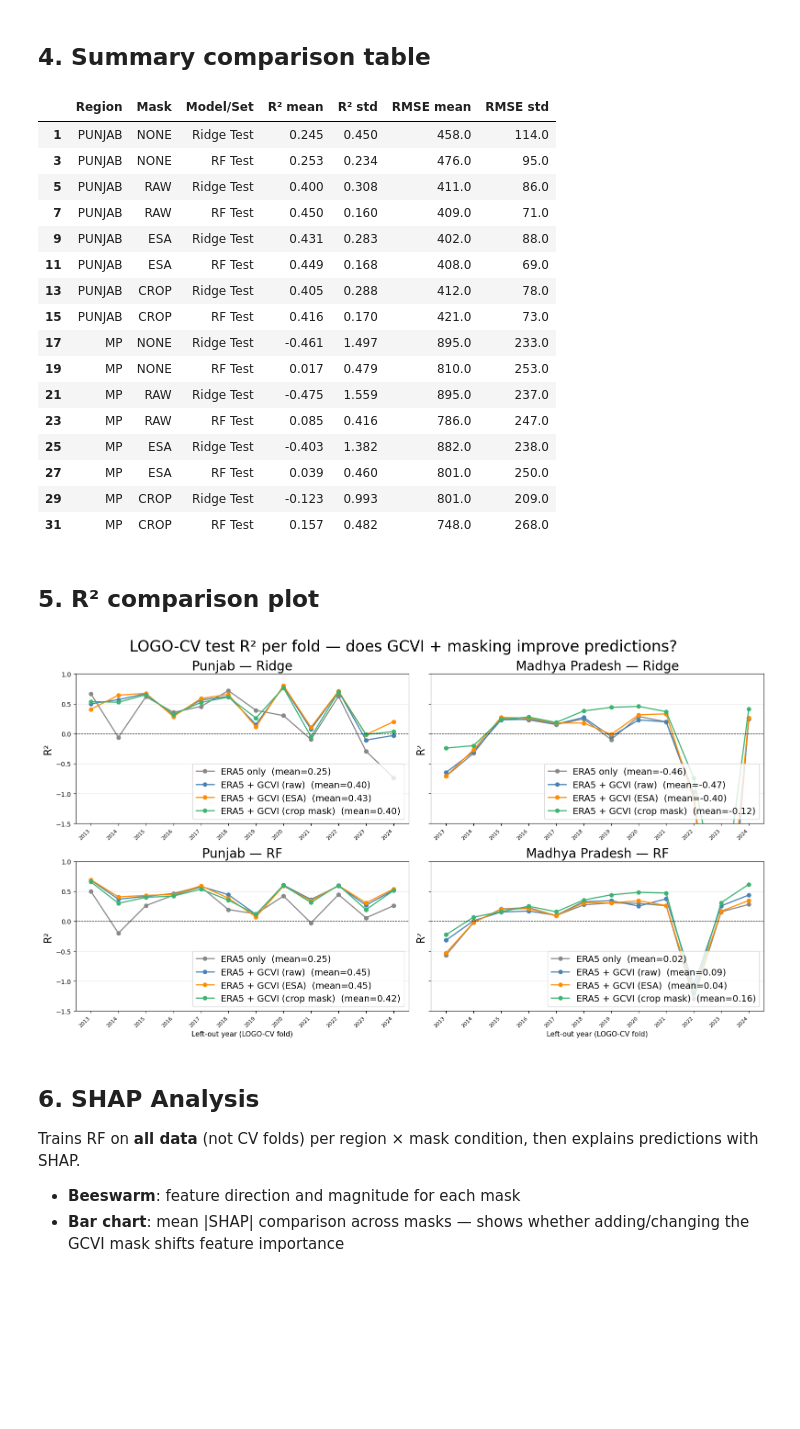
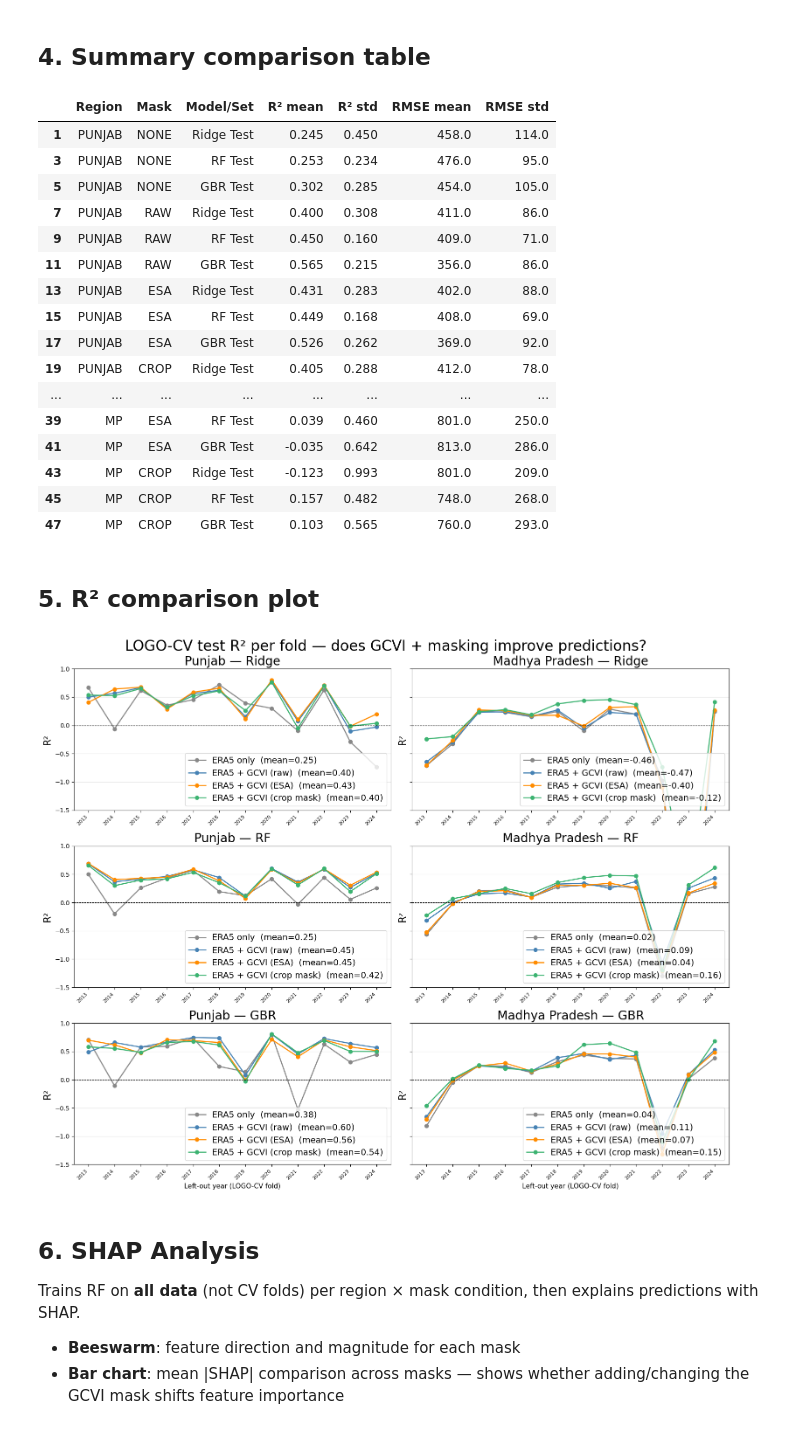
Before and after one commit to edrian-liao/crop-yield-forecasting, a Jupyter notebook: experiment_masks.ipynb, the cells around one changed output. Cells and saved outputs as stored; diff of their text form; code cells hidden in the pictures; blank space fills up the shorter version.

```diff
--- a/experiment_masks.ipynb
+++ b/experiment_masks.ipynb
@@ -398,8 +399,8 @@ def run_experiment(region_key, mask):
     y      = panel['yield_kg_ha']
 
     # Per-fold lists — local to this call, no accumulation across experiments
-    folds_train_ridge, folds_train_rf = [], []
-    folds_test_ridge,  folds_test_rf  = [], []
+    folds_train_ridge, folds_train_rf, folds_train_gbr = [], [], []
+    folds_test_ridge,  folds_test_rf, folds_test_gbr  = [], [], []
 
     for i, (train_idx, test_idx) in enumerate(logo.split(X.values, y.values, groups.values)):
         left_out_year = int(groups.iloc[test_idx[0]])
@@ -415,26 +416,38 @@ def run_experiment(region_key, mask):
                                    max_features='sqrt', random_state=42)
         rf.fit(X_train, y_train)
 
+        gbr = GradientBoostingRegressor(n_estimators=100, max_depth=2,
+                                        learning_rate=0.1, random_state=42)
+        gbr.fit(X_train, y_train)
+
         print(f"\n  ── Fold {i:2d}  (left out: {left_out_year}) ──")
         ridge_tr = eval_metrics(y_train, ridge.predict(X_train), 'Ridge  train')
         rf_tr    = eval_metrics(y_train, rf.predict(X_train),    'RF     train')
+        gbr_tr   = eval_metrics(y_train, gbr.predict(X_train),   'GBR    train')
         ridge_te = eval_metrics(y_test,  ridge.predict(X_test),  'Ridge  test ')
         rf_te    = eval_metrics(y_test,  rf.predict(X_test),     'RF     test ')
+        gbr_te  = eval_metrics(y_test,  gbr.predict(X_test),    'GBR    test ')
 
         base = {'region': region_key, 'mask': mask, 'fold': i, 'year': left_out_year}
         folds_train_ridge.append({**base, 'r2': ridge_tr['r2'], 'rmse': ridge_tr['rmse']})
         folds_train_rf.append(   {**base, 'r2': rf_tr['r2'],    'rmse': rf_tr['rmse']})
+        folds_train_gbr.append(  {**base, 'r2': gbr_tr['r2'],   'rmse': gbr_tr['rmse']})
         folds_test_ridge.append( {**base, 'r2': ridge_te['r2'], 'rmse': ridge_te['rmse']})
         folds_test_rf.append(    {**base, 'r2': rf_te['r2'],    'rmse': rf_te['rmse']})
+        folds_test_gbr.append(   {**base, 'r2': gbr_te['r2'],   'rmse': gbr_te['rmse']})
+
 
     ridge_train_df = pd.DataFrame(folds_train_ridge)
     rf_train_df    = pd.DataFrame(folds_train_rf)
+    gbr_train_df   = pd.DataFrame(folds_train_gbr)
     ridge_test_df  = pd.DataFrame(folds_test_ridge)
     rf_test_df     = pd.DataFrame(folds_test_rf)
+    gbr_test_df    = pd.DataFrame(folds_test_gbr)
 
     print(f"\n  ── Summary (mean ± std across {len(folds_test_ridge)} folds) ──")
     for label, df in [('Ridge train', ridge_train_df), ('Ridge test', ridge_test_df),
-                      ('RF    train', rf_train_df),    ('RF    test', rf_test_df)]:
+                      ('RF    train', rf_train_df),    ('RF    test', rf_test_df),
+                      ('GBR   train', gbr_train_df),   ('GBR   test', gbr_test_df)]:
         print(f"  {label:12s}  R²={df['r2'].mean():.3f} ± {df['r2'].std():.3f}  "
               f"RMSE={df['rmse'].mean():.0f} ± {df['rmse'].std():.0f}")
 
@@ -445,6 +458,8 @@ def run_experiment(region_key, mask):
         'ridge_test':  ridge_test_df,
         'rf_train':    rf_train_df,
         'rf_test':     rf_test_df,
+        'gbr_train':   gbr_train_df,
+        'gbr_test':    gbr_test_df,
     }
 # %% [markdown]
 ## 3. Run all experiments
@@ -481,7 +496,8 @@ for result in all_results:
     region = result['region']
     mask   = result['mask']
     for label, df in [('Ridge Train', result['ridge_train']), ('Ridge Test', result['ridge_test']),
-                      ('RF Train',    result['rf_train']),    ('RF Test',    result['rf_test'])]:
+                      ('RF Train',    result['rf_train']),    ('RF Test',    result['rf_test']),
+                      ('GBR Train',   result['gbr_train']),   ('GBR Test',   result['gbr_test'])]:
         summary_rows.append({
             'Region':    region.upper(),
             'Mask':      mask.upper(),
@@ -493,25 +509,25 @@ for result in all_results:
         })
 
 summary_df = pd.DataFrame(summary_rows)
-summary_df[summary_df['Model/Set'].isin(['Ridge Test', 'RF Test'])]
+summary_df[summary_df['Model/Set'].isin(['Ridge Test', 'RF Test', 'GBR Test'])]
 # %% [output]
 |  | Region | Mask | Model/Set | R² mean | R² std | RMSE mean | RMSE std |
 | 1 | PUNJAB | NONE | Ridge Test | 0.245 | 0.450 | 458.0 | 114.0 |
 | 3 | PUNJAB | NONE | RF Test | 0.253 | 0.234 | 476.0 | 95.0 |
-| 5 | PUNJAB | RAW | Ridge Test | 0.400 | 0.308 | 411.0 | 86.0 |
-| 7 | PUNJAB | RAW | RF Test | 0.450 | 0.160 | 409.0 | 71.0 |
-| 9 | PUNJAB | ESA | Ridge Test | 0.431 | 0.283 | 402.0 | 88.0 |
-| 11 | PUNJAB | ESA | RF Test | 0.449 | 0.168 | 408.0 | 69.0 |
-| 13 | PUNJAB | CROP | Ridge Test | 0.405 | 0.288 | 412.0 | 78.0 |
-| 15 | PUNJAB | CROP | RF Test | 0.416 | 0.170 | 421.0 | 73.0 |
-| 17 | MP | NONE | Ridge Test | -0.461 | 1.497 | 895.0 | 233.0 |
-| 19 | MP | NONE | RF Test | 0.017 | 0.479 | 810.0 | 253.0 |
-| 21 | MP | RAW | Ridge Test | -0.475 | 1.559 | 895.0 | 237.0 |
-| 23 | MP | RAW | RF Test | 0.085 | 0.416 | 786.0 | 247.0 |
-| 25 | MP | ESA | Ridge Test | -0.403 | 1.382 | 882.0 | 238.0 |
-| 27 | MP | ESA | RF Test | 0.039 | 0.460 | 801.0 | 250.0 |
-| 29 | MP | CROP | Ridge Test | -0.123 | 0.993 | 801.0 | 209.0 |
-| 31 | MP | CROP | RF Test | 0.157 | 0.482 | 748.0 | 268.0 |
+| 5 | PUNJAB | NONE | GBR Test | 0.302 | 0.285 | 454.0 | 105.0 |
+| 7 | PUNJAB | RAW | Ridge Test | 0.400 | 0.308 | 411.0 | 86.0 |
+| 9 | PUNJAB | RAW | RF Test | 0.450 | 0.160 | 409.0 | 71.0 |
+| 11 | PUNJAB | RAW | GBR Test | 0.565 | 0.215 | 356.0 | 86.0 |
+| 13 | PUNJAB | ESA | Ridge Test | 0.431 | 0.283 | 402.0 | 88.0 |
+| 15 | PUNJAB | ESA | RF Test | 0.449 | 0.168 | 408.0 | 69.0 |
+| 17 | PUNJAB | ESA | GBR Test | 0.526 | 0.262 | 369.0 | 92.0 |
+| 19 | PUNJAB | CROP | Ridge Test | 0.405 | 0.288 | 412.0 | 78.0 |
+| ... | ... | ... | ... | ... | ... | ... | ... |
+| 39 | MP | ESA | RF Test | 0.039 | 0.460 | 801.0 | 250.0 |
+| 41 | MP | ESA | GBR Test | -0.035 | 0.642 | 813.0 | 286.0 |
+| 43 | MP | CROP | Ridge Test | -0.123 | 0.993 | 801.0 | 209.0 |
+| 45 | MP | CROP | RF Test | 0.157 | 0.482 | 748.0 | 268.0 |
+| 47 | MP | CROP | GBR Test | 0.103 | 0.565 | 760.0 | 293.0 |
 # %% [markdown]
 ## 5. R² comparison plot
 # %%
@@ -531,50 +547,51 @@ MASK_COLORS = {
 # Build a single long-form DataFrame from all results
 df_test = pd.concat(
     [pd.concat([r['ridge_test'].assign(model='Ridge'),
-                r['rf_test'].assign(model='RF')])
+                r['rf_test'].assign(model='RF'),
+                r['gbr_test'].assign(model='GBR')])
      for r in all_results],
     ignore_index=True
 )
 
 regions = [('punjab', 'Punjab'), ('mp', 'Madhya Pradesh')]
-models  = ['Ridge', 'RF']
+models  = ['Ridge', 'RF', 'GBR']
 
 fig, axes = plt.subplots(len(models), len(regions),
-                         figsize=(16, 9), sharex=False, sharey=True)
+                         figsize=(16, 13), sharex=False, sharey=True)
 
 for col, (region_key, region_label) in enumerate(regions):
     reg_df = df_test[df_test['region'] == region_key].copy()
     years  = sorted(reg_df['year'].unique())
 
     for row, model in enumerate(models):
         ax  = axes[row][col]
         sub = reg_df[reg_df['model'] == model]
 
         for mask, label in MASK_LABELS.items():
             m_sub = sub[sub['mask'] == mask].sort_values('year')
             if m_sub.empty:
                 continue
             mean_r2 = m_sub['r2'].mean()
             ax.plot(m_sub['year'], m_sub['r2'], marker='o', linewidth=1.8,
                     label=f'{label}  (mean={mean_r2:.2f})', color=MASK_COLORS[mask])
 
         ax.axhline(0, color='black', linewidth=0.8, linestyle='--')
         ax.set_ylabel('R²', fontsize=16)
         ax.set_title(f'{region_label} — {model}', fontsize=20)
         ax.legend(loc='lower right', fontsize=14)
         ax.grid(axis='y', alpha=0.3)
         ax.set_ylim(-1.5, 1.0)
         ax.set_xticks(years)
         ax.set_xticklabels(years, rotation=45, ha='right', fontsize=8)
 
 axes[-1][0].set_xlabel('Left-out year (LOGO-CV fold)', fontsize=11)
 axes[-1][1].set_xlabel('Left-out year (LOGO-CV fold)', fontsize=11)
 
 plt.suptitle('LOGO-CV test R² per fold — does GCVI + masking improve predictions?', fontsize=24)
 plt.tight_layout()
 plt.show()
 # %% [output]
-[figure, old version]
+[figure, new version]
 # %% [markdown]
 ## 6. SHAP Analysis
 Trains RF on **all data** (not CV folds) per region × mask condition, then explains predictions with SHAP.
```
Also changed, not shown: parts of 14 cells of this notebook, 4 other files.
